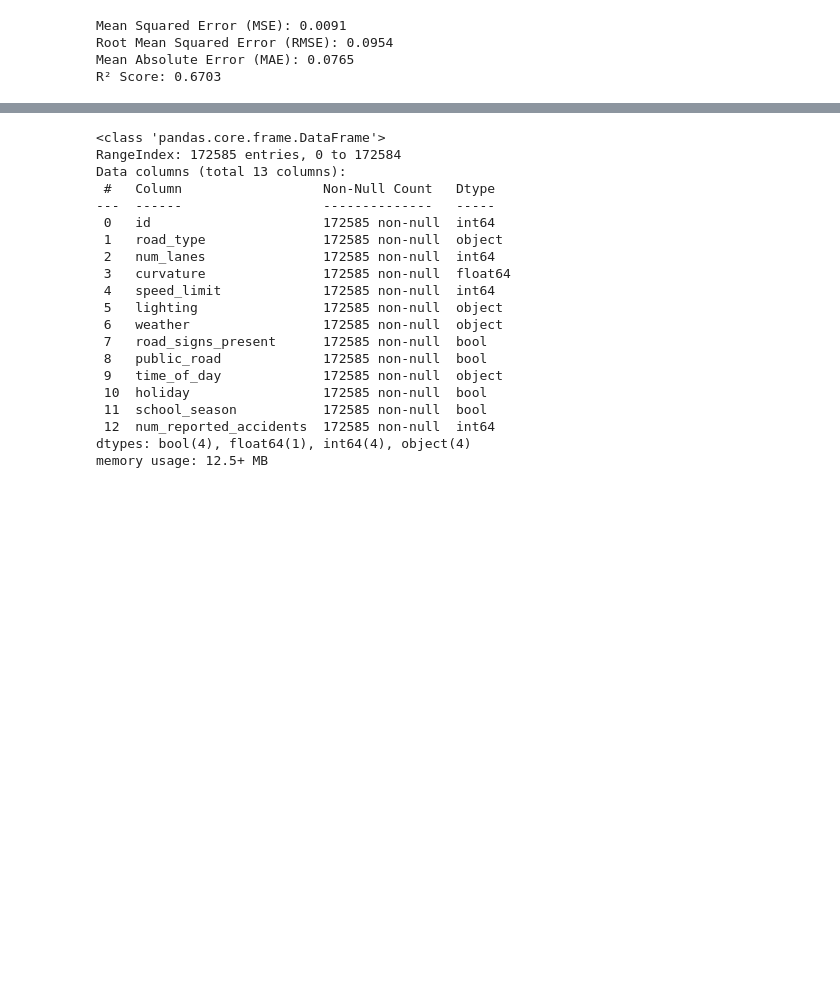
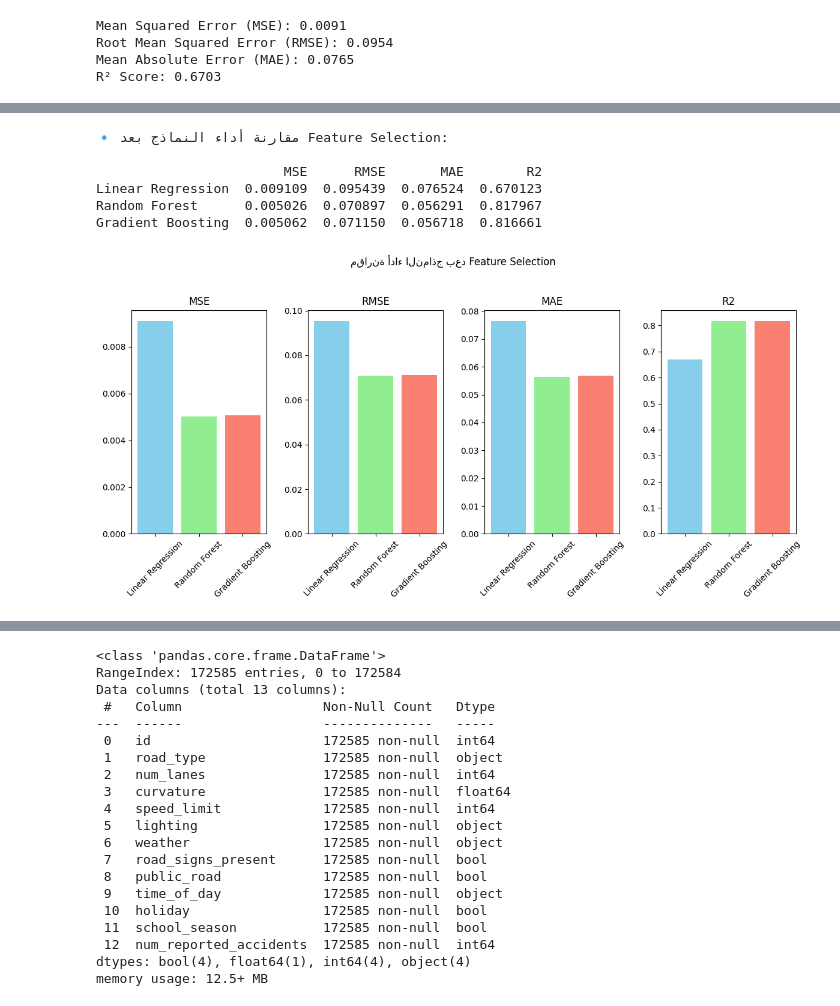
Before and after one commit to hananbahtiti/Predicting-Road-Accident-Risk, a Jupyter notebook: Predicting_Road_Accident_Risk.ipynb, the cells around one changed output, grey strips where cells are left out. Cells and saved outputs as stored; diff of their text form; code cells hidden in the pictures; blank space fills up the shorter version.

```diff
--- a/Predicting_Road_Accident_Risk.ipynb
+++ b/Predicting_Road_Accident_Risk.ipynb
@@ -426,0 +429,74 @@ print(f"Random Forest - MSE: {mse_rf:.4f}, R²: {r2_rf:.4f}")
+# %%
+
+import pandas as pd
+import numpy as np
+import matplotlib.pyplot as plt
+from sklearn.model_selection import train_test_split
+from sklearn.linear_model import LinearRegression
+from sklearn.ensemble import RandomForestRegressor, GradientBoostingRegressor
+from sklearn.metrics import mean_squared_error, mean_absolute_error, r2_score
+
+# افترض أن data هو DataFrame الخاص بك و يحتوي على 'accident_risk'
+
+# 1️⃣ تحويل الأعمدة الفئوية إلى أرقام
+for col in data.columns:
+    if data[col].dtype == 'object':
+        data[col], _ = pd.factorize(data[col])
+
+# 2️⃣ Feature Selection: اختيار الأعمدة التي ارتباطها > 0.2 مع accident_risk
+corr = data.corr()['accident_risk']
+selected_features = corr[abs(corr) > 0.2].index.tolist()
+selected_features.remove('accident_risk')
+
+X = data[selected_features]
+y = data['accident_risk']
+
+# تقسيم البيانات
+X_train, X_test, y_train, y_test = train_test_split(X, y, test_size=0.2, random_state=42)
+
+# 3️⃣ إنشاء قائمة النماذج
+models = {
+    'Linear Regression': LinearRegression(),
+    'Random Forest': RandomForestRegressor(n_estimators=100, random_state=42),
+    'Gradient Boosting': GradientBoostingRegressor(n_estimators=100, random_state=42)
+}
+
+# 4️⃣ تدريب كل نموذج وتقييمه
+results = {}
+
+for name, model in models.items():
+    model.fit(X_train, y_train)
+    y_pred = model.predict(X_test)
+
+    mse = mean_squared_error(y_test, y_pred)
+    rmse = np.sqrt(mse)
+    mae = mean_absolute_error(y_test, y_pred)
+    r2 = r2_score(y_test, y_pred)
+
+    results[name] = {'MSE': mse, 'RMSE': rmse, 'MAE': mae, 'R2': r2}
+
+results_df = pd.DataFrame(results).T
+print("🔹 مقارنة أداء النماذج بعد Feature Selection:\n")
+print(results_df)
+
+# 5️⃣ رسم Bar Plot لكل مقياس
+metrics = ['MSE', 'RMSE', 'MAE', 'R2']
+plt.figure(figsize=(12,6))
+
+for i, metric in enumerate(metrics, 1):
+    plt.subplot(1, 4, i)
+    plt.bar(results_df.index, results_df[metric], color=['skyblue', 'lightgreen', 'salmon'])
+    plt.title(metric)
+    plt.xticks(rotation=45)
+
+plt.suptitle("مقارنة أداء النماذج بعد Feature Selection")
+plt.tight_layout(rect=[0, 0, 1, 0.95])
+plt.show()
+# %% [output]
+🔹 مقارنة أداء النماذج بعد Feature Selection:
+
+                        MSE      RMSE       MAE        R2
+Linear Regression  0.009109  0.095439  0.076524  0.670123
+Random Forest      0.005026  0.070897  0.056291  0.817967
+Gradient Boosting  0.005062  0.071150  0.056718  0.816661
+[figure, added]
```
Also changed, not shown: parts of 3 cells of this notebook.
